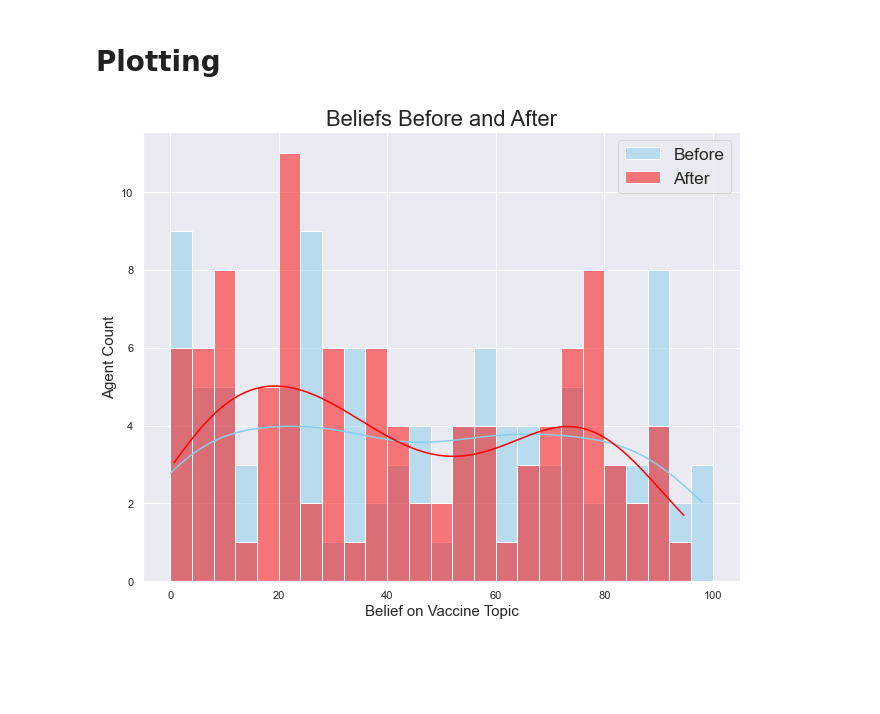
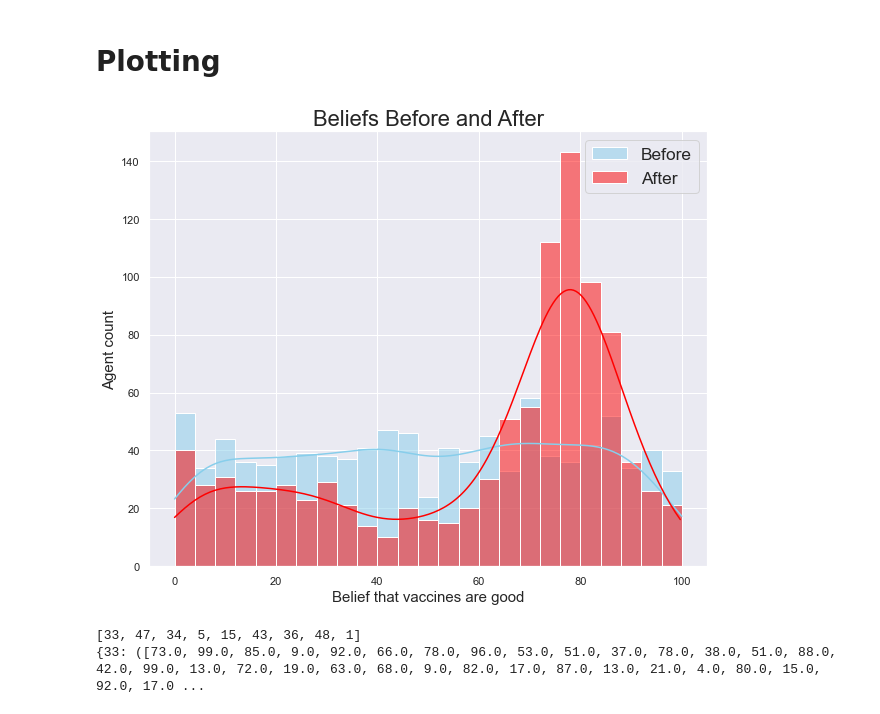
Before and after one commit to felicity-reddel/abm_internship, a Jupyter notebook: notebooks/Viz_Belief_Distributions.ipynb, the cells around one changed output. Drawn from its saved outputs; the diff is of its cells as text; code cells hidden in the pictures; blank space fills up the shorter version.

```diff
--- a/notebooks/Viz_Belief_Distributions.ipynb
+++ b/notebooks/Viz_Belief_Distributions.ipynb
@@ -12,8 +14,8 @@ root_dir = root_dir[:-9]
 results_dir = root_dir + "/results/"
 # file_name = "belief_distributions_before_after.csv"
 # file_name = "belief_distr_{'NormalUser': 1.0, 'Disinformer': 0.0}.csv"    # tiny experiment to see whether roughly makes sense?
-# file_name = "belief_distr_{'NormalUser': 0.99, 'Disinformer': 0.01}.csv"
-file_name = "belief_distr_{'NormalUser': 0.98, 'Disinformer': 0.02}.csv"  # Actual experiment condition
+file_name = "belief_distr_{'NormalUser': 0.99, 'Disinformer': 0.01}.csv"  # Actual experiment condition
+# file_name = "belief_distr_{'NormalUser': 0.98, 'Disinformer': 0.02}.csv"
 # file_name = "belief_distr_{'NormalUser': 0.95, 'Disinformer': 0.05}.csv"
 
 file_dir = results_dir + file_name
@@ -46,15 +52,17 @@ data.rename({"((0.0, <SelectAgentsBy.RANDOM: 0>), True)":"0%,\nR",
              "((0.1, <SelectAgentsBy.RANDOM: 0>), False)":"10%,\n–",
              "((0.25, <SelectAgentsBy.RANDOM: 0>), True)":"25%,\nR",
              "((0.25, <SelectAgentsBy.RANDOM: 0>), False)":"25%,\n–",
-             "((0.9, <SelectAgentsBy.RANDOM: 0>), True)":"90%,\nR",
-             "((0.9, <SelectAgentsBy.RANDOM: 0>), False)":"90%,\n–"}, axis="columns", inplace=True)
+             # "((0.9, <SelectAgentsBy.RANDOM: 0>), True)":"90%,\nR",
+             # "((0.9, <SelectAgentsBy.RANDOM: 0>), False)":"90%,\n–"
+             }, axis="columns", inplace=True)
 
 
 # Switch Columns (first w/o ranking, then w/ranking)
 data = data[["0%,\n–", "0%,\nR",
              "10%,\n–", "10%,\nR",
              "25%,\n–", "25%,\nR",
-             "90%,\n–", "90%,\nR",]]
+             # "90%,\n–", "90%,\nR",
+             ]]
 
 data.head(5)
 # %% [output]
@@ -76,6 +89,7 @@ def convert(string):
     """
     Converts the String of each cell within the dataframe into two lists of agent beliefs
     (before and after the run)
+    @:param string: String, the entry of one cell, i.e., "([beliefs_before], [beliefs_after])" of 1 policy & 1 run
     :return before: list of floats, each in domain [0,100]
     :return after: list of floats, each in domain [0,100]
     """
@@ -104,21 +118,61 @@ def convert(string):
 # %% [markdown]
 ## Preparing the lists (before & after)
 # %%
+# Pick result cell & get its data
 run_id = 0
+policy_nr = 5
+
+policy_data = data.iloc[:,policy_nr]
 row = policy_data[run_id]
 before, after = convert(row)
 # %% [markdown]
 # Plotting
 # %%
-sns.set(style="darkgrid", rc={'figure.figsize':(10.7,8.27)})
+# 1 Histogram
+sns.set(style="darkgrid", rc={'figure.figsize':(10, 8)})
 
 sns.histplot(data=before, color="skyblue", label="Before", kde=True, bins=25, binrange=(0,100))
 sns.histplot(data=after, color="red", label="After", kde=True, bins=25, binrange=(0,100))
 
 plt.legend(fontsize='x-large')
-plt.xlabel("Belief on Vaccine Topic", fontsize=15)
-plt.ylabel("Agent Count", fontsize=15)
+plt.xlabel("Belief that vaccines are good", fontsize=15)
+plt.ylabel("Agent count", fontsize=15)
 plt.title("Beliefs Before and After", fontsize=22)
 plt.show()
 # %% [output]
-[figure, old version]
+[figure, new version]
+# %%
+# Subplots
+# set size of overall plot
+n_rows, n_cols = 3, 3
+
+
+# Specify which data should be considered (i.e., runs from which policy)
+policy_names = data.columns
+policy = '0%,\n–'
+# policy = '0%,\nR'
+# policy = '10%,\n–'
+# policy = '10%,\nR'
+# policy = '25%,\n–'
+# policy = '25%,\nR'
+
+policy_data = data[[policy]]
+policy_data.head()
+
+# Sample a run for each subplot
+n_runs = len(policy_data)
+# run_ids = random.choices(range(n_runs), k=n_rows*n_cols)
+run_ids = random.sample(range(n_runs), k=n_rows*n_cols)
+print(run_ids) # TODO: avoid that random.choices returns the same thing multiple times
+
+# Convert & Join data
+subplot_data = {}
+for run_id in run_ids:  # data.iloc[:,policy_nr]
+    run_data = policy_data.iloc[run_id,0]
+    before, after = convert(run_data)
+    subplot_data[run_id] = (before, after)
+
+print(subplot_data)
+# %% [output]
+[33, 47, 34, 5, 15, 43, 36, 48, 1]
+{33: ([73.0, 99.0, 85.0, 9.0, 92.0, 66.0, 78.0, 96.0, 53.0, 51.0, 37.0, 78.0, 38.0, 51.0, 88.0, 42.0, 99.0, 13.0, 72.0, 19.0, 63.0, 68.0, 9.0, 82.0, 17.0, 87.0, 13.0, 21.0, 4.0, 80.0, 15.0, 92.0, 17.0 ...
```
Also changed, not shown: parts of 6 cells of this notebook, 5 other files.
